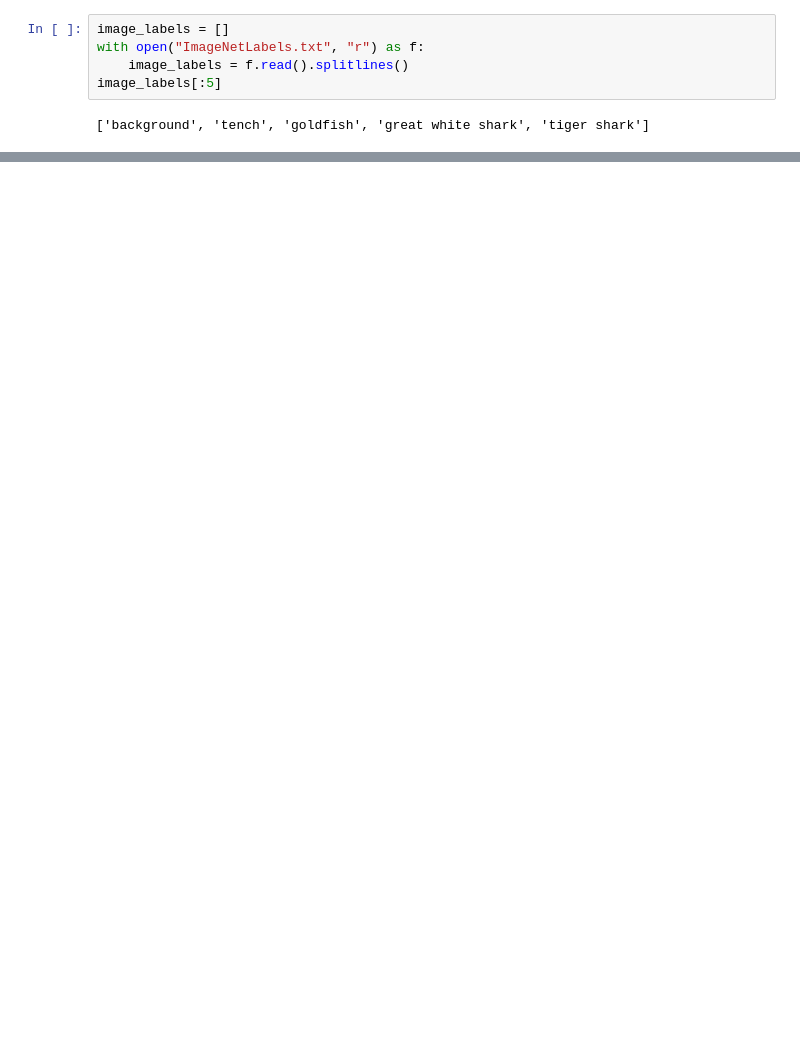
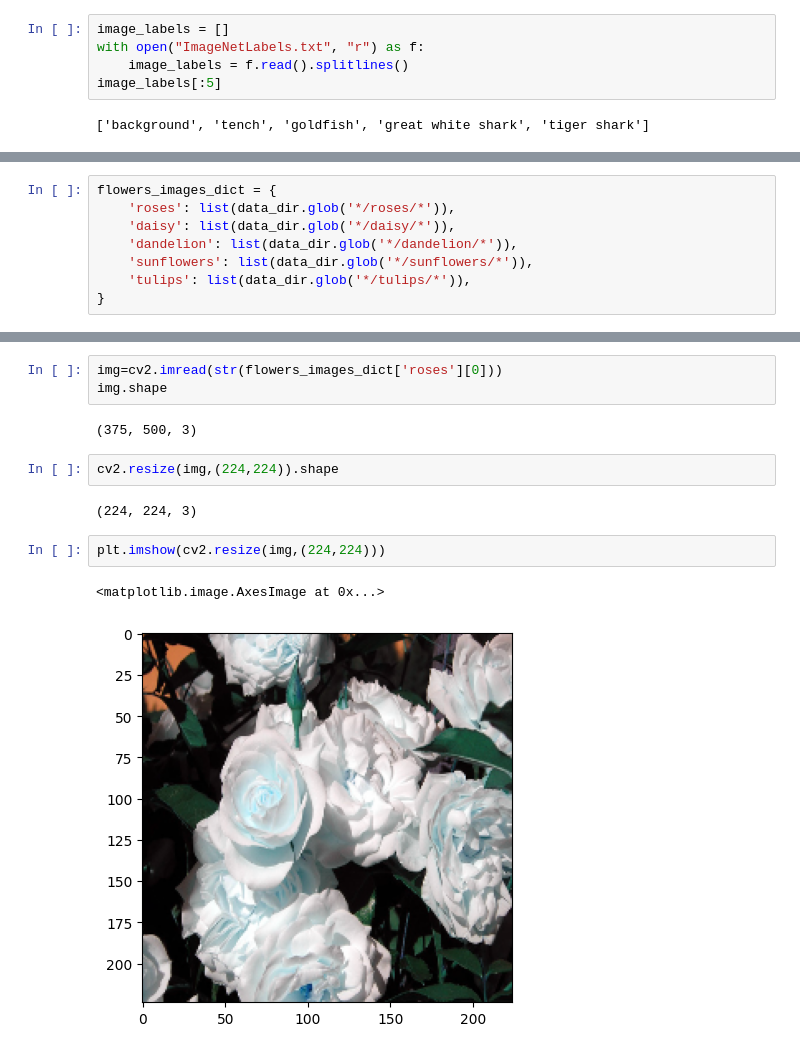
Before and after one commit to AdityaVerma2809/Machine-Learning, a Jupyter notebook: MobilenetV2_Image_Classification.ipynb, the cells around one changed output, grey strips where cells are left out. Cells and saved outputs as stored; diff of their text form; blank space fills up the shorter version.

```diff
--- a/MobilenetV2_Image_Classification.ipynb
+++ b/MobilenetV2_Image_Classification.ipynb
@@ -48,0 +90,8 @@ image_labels[:5]
+# %%
+flowers_images_dict = {
+    'roses': list(data_dir.glob('*/roses/*')),
+    'daisy': list(data_dir.glob('*/daisy/*')),
+    'dandelion': list(data_dir.glob('*/dandelion/*')),
+    'sunflowers': list(data_dir.glob('*/sunflowers/*')),
+    'tulips': list(data_dir.glob('*/tulips/*')),
+}
@@ -48,0 +106,14 @@ image_labels[:5]
+# %%
+img=cv2.imread(str(flowers_images_dict['roses'][0]))
+img.shape
+# %% [output]
+(375, 500, 3)
+# %%
+cv2.resize(img,(224,224)).shape
+# %% [output]
+(224, 224, 3)
+# %%
+plt.imshow(cv2.resize(img,(224,224)))
+# %% [output]
+<matplotlib.image.AxesImage at 0x...>
+[figure, added]
```
Also changed, not shown: parts of 19 cells of this notebook.
